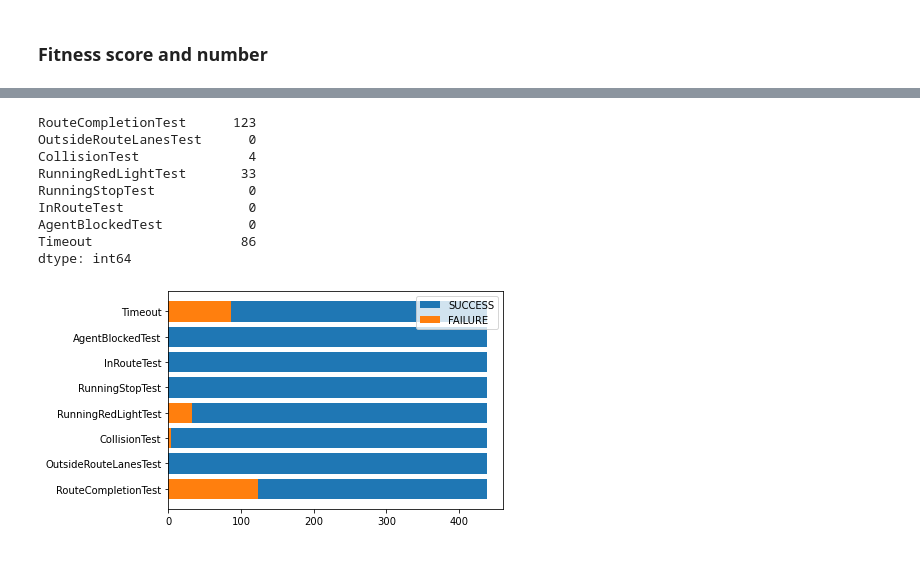
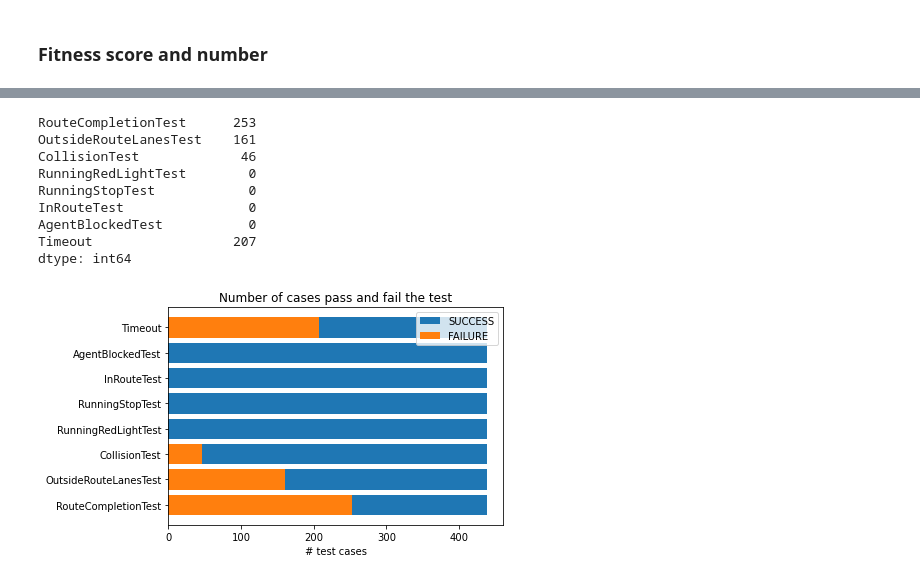
Before and after one commit to GuannanLou/TCP, a Jupyter notebook: tools/statistic.ipynb, the cells around one changed output, grey strips where cells are left out. Cells and saved outputs as stored; diff of their text form; code cells hidden in the pictures.

```diff
--- a/tools/statistic.ipynb
+++ b/tools/statistic.ipynb
@@ -6,7 +6,11 @@ import os
 # %% [markdown]
 ### Time consumption for each cases
 # %%
-data_folder = '../data/routes_short_2023-05-05|22:07:50/'
+# # Straight Road
+# data_folder = '../data/routes_short_2023-05-05|22:07:50/'
+
+# Curve Road
+data_folder = '../data/routes_short_2023-05-12|17:04:09/'
 
 image_folders = []
 for sub_folder in os.listdir(data_folder):
@@ -148,21 +174,23 @@ plt.show()
 # %%
 (criterions[criterion_bool_head] == 1).sum()
 # %% [output]
-RouteCompletionTest      123
-OutsideRouteLanesTest      0
-CollisionTest              4
-RunningRedLightTest       33
+RouteCompletionTest      253
+OutsideRouteLanesTest    161
+CollisionTest             46
+RunningRedLightTest        0
 RunningStopTest            0
 InRouteTest                0
 AgentBlockedTest           0
-Timeout                   86
+Timeout                  207
 dtype: int64
 # %%
 import matplotlib.pyplot as plt
 
 plt.barh(criterion_bool_head, [439]*8)
 plt.barh(criterion_bool_head, (criterions[criterion_bool_head] == 1).sum())
 plt.legend(['SUCCESS','FAILURE'])
+plt.title('Number of cases pass and fail the test')
+plt.xlabel('# test cases')
 plt.show()
 # %% [output]
-[figure, old version]
+[figure, new version]
```
Also changed, not shown: parts of 25 cells of this notebook, 4 other files.
